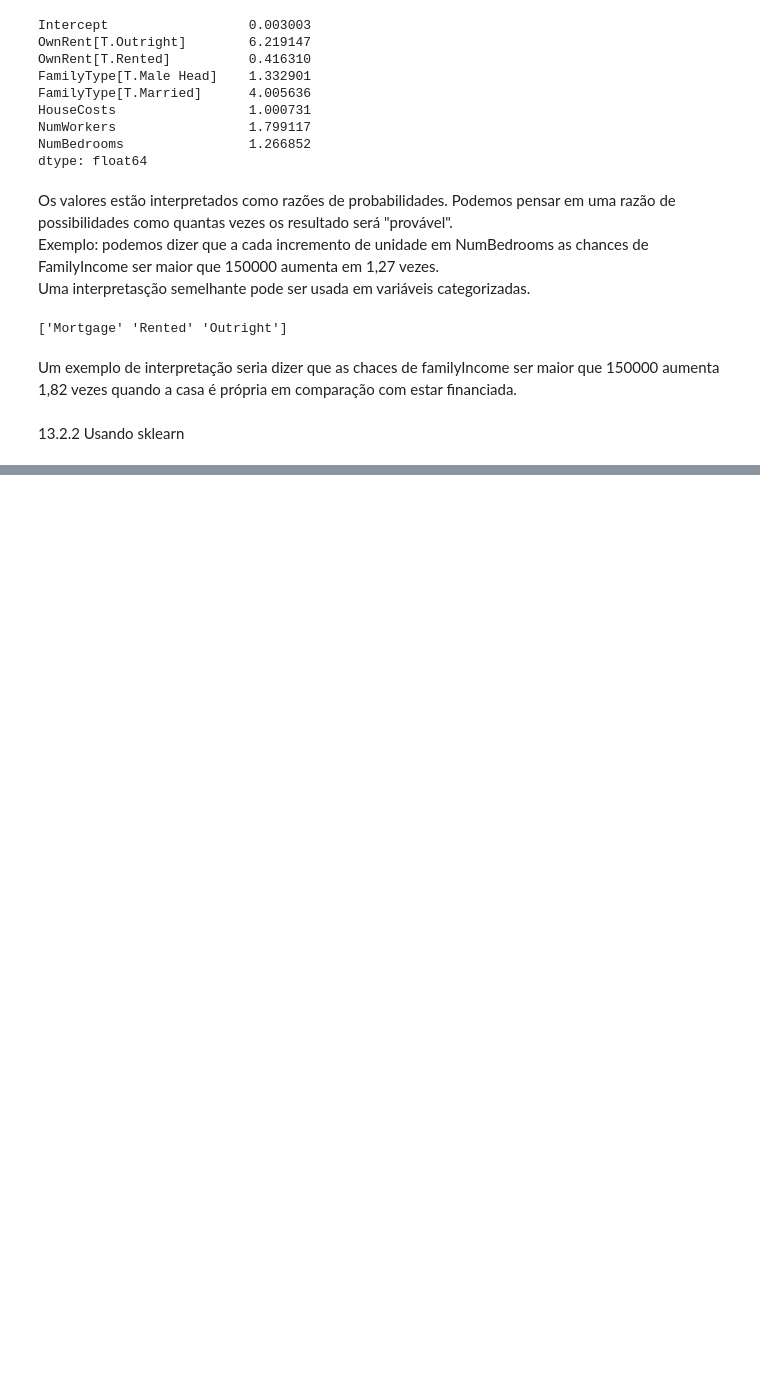
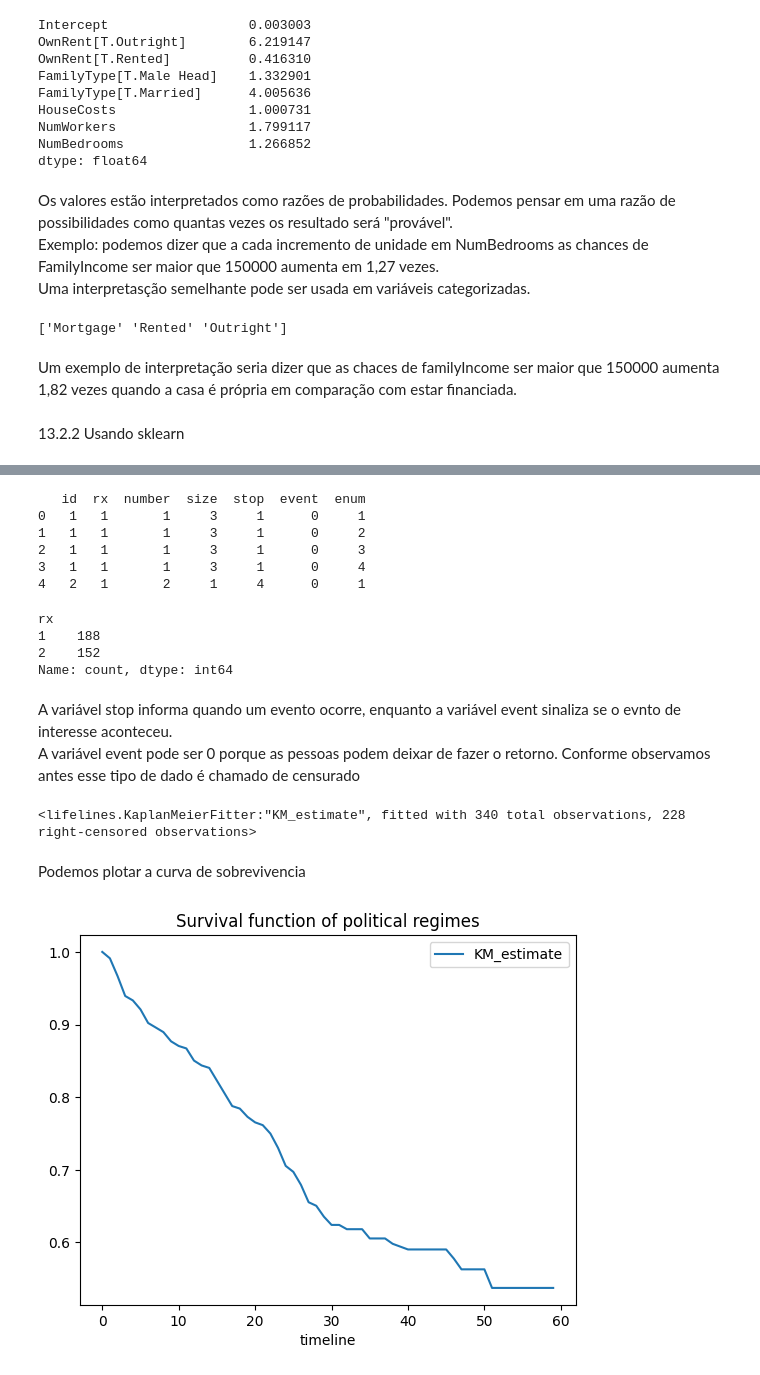
Before and after one commit to LuizGiehl/PFE_2, a Jupyter notebook: src/parteIV/cap13.ipynb, the cells around one changed output, grey strips where cells are left out. Cells and saved outputs as stored; diff of their text form; code cells hidden in the pictures; blank space fills up the shorter version.

```diff
--- a/src/parteIV/cap13.ipynb
+++ b/src/parteIV/cap13.ipynb
@@ -149,0 +339,18 @@ Um exemplo de interpretação seria dizer que as chaces de familyIncome ser maio
+# %%
+bladder = pd.read_csv('../../data/bladder.csv')
+print(bladder.head())
+# %% [output]
+   id  rx  number  size  stop  event  enum
+0   1   1       1     3     1      0     1
+1   1   1       1     3     1      0     2
+2   1   1       1     3     1      0     3
+3   1   1       1     3     1      0     4
+4   2   1       2     1     4      0     1
+# %%
+#aqui os contadores dos diferentes tratamentos
+print(bladder['rx'].value_counts())
+# %% [output]
+rx
+1    188
+2    152
+Name: count, dtype: int64
@@ -149,0 +359,19 @@ Um exemplo de interpretação seria dizer que as chaces de familyIncome ser maio
+# %% [markdown]
+A variável stop informa quando um evento ocorre, enquanto a variável event sinaliza se o evnto de interesse aconteceu.
+A variável event pode ser 0 porque as pessoas podem deixar de fazer o retorno. Conforme observamos antes esse tipo de dado é chamado de censurado
+# %%
+kmf = KaplanMeierFitter()
+kmf.fit(bladder['stop'],event_observed=bladder['event'])
+# %% [output]
+<lifelines.KaplanMeierFitter:"KM_estimate", fitted with 340 total observations, 228 right-censored observations>
+# %% [markdown]
+Podemos plotar a curva de sobrevivencia
+# %%
+import matplotlib.pyplot as plt
+
+fig, ax = plt.subplots()
+ax = kmf.survival_function_.plot(ax=ax)
+ax.set_title('Survival function of political regimes')
+plt.show()
+# %% [output]
+[figure, added]
```
Also changed, not shown: parts of 40 cells of this notebook.
